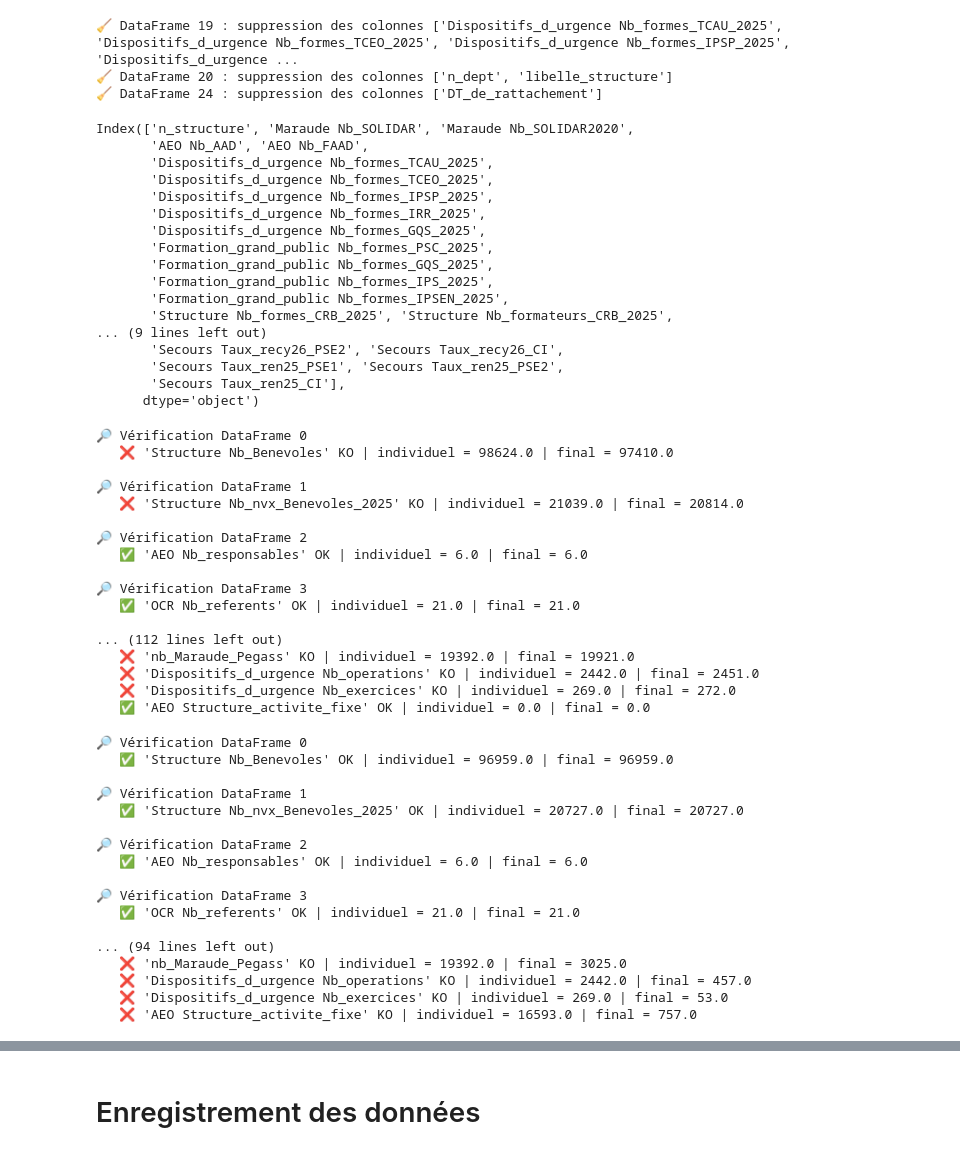
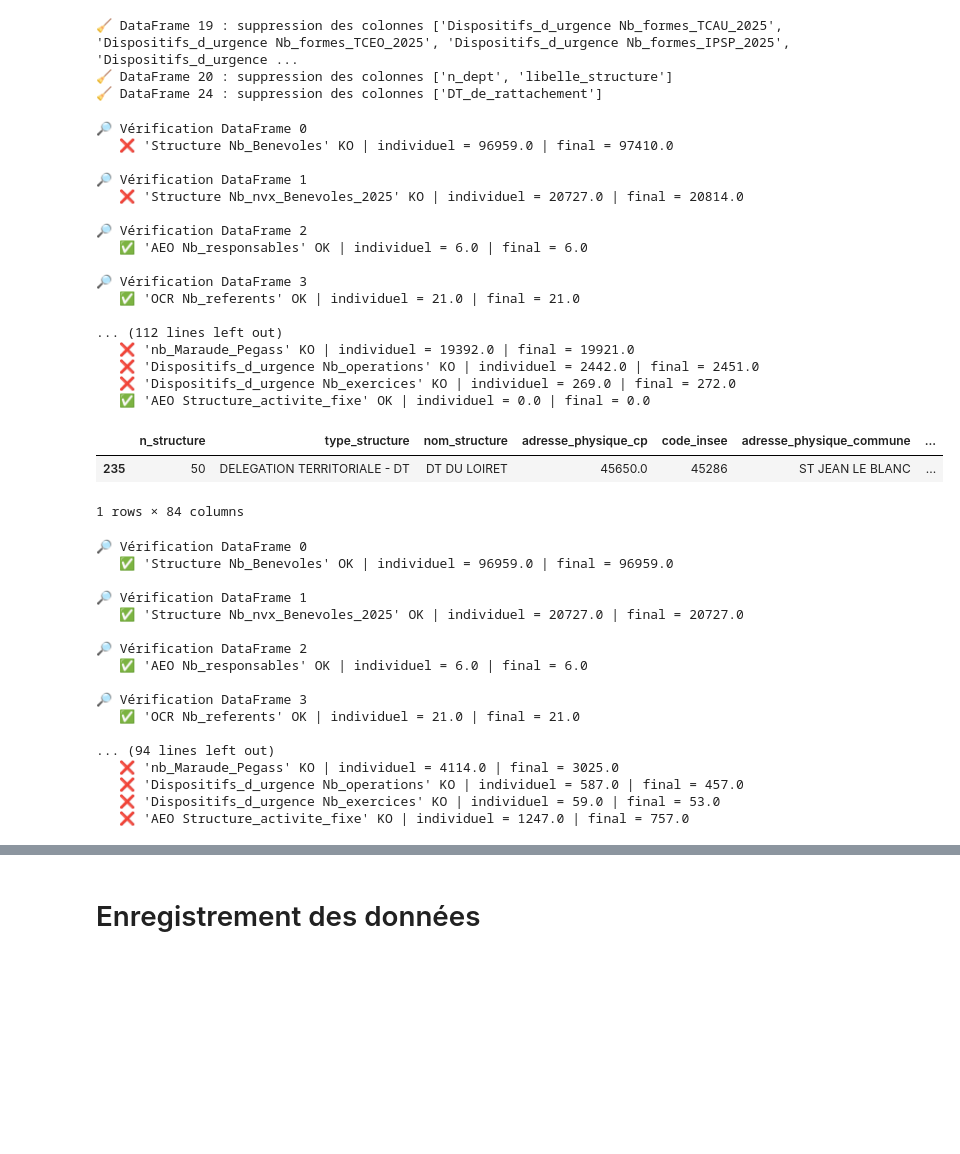
Before and after one commit to Croix-rouge-test/Code-PAT, a Jupyter notebook: Code_CSA.ipynb, the cells around one changed output, grey strips where cells are left out. Cells and saved outputs as stored; diff of their text form; code cells hidden in the pictures; blank space fills up the shorter version.

Commit message:
all_data

```diff
--- a/Code_CSA.ipynb
+++ b/Code_CSA.ipynb
@@ -1140,26 +1144,17 @@ for i, df in enumerate(liste_df_a_fusionner_DT):
 🧹 DataFrame 19 : suppression des colonnes ['Dispositifs_d_urgence Nb_formes_TCAU_2025', 'Dispositifs_d_urgence Nb_formes_TCEO_2025', 'Dispositifs_d_urgence Nb_formes_IPSP_2025', 'Dispositifs_d_urgence ...
 🧹 DataFrame 20 : suppression des colonnes ['n_dept', 'libelle_structure']
 🧹 DataFrame 24 : suppression des colonnes ['DT_de_rattachement']
-# %%
-indicateurs_base_contact.columns
-# %% [output]
-Index(['n_structure', 'Maraude Nb_SOLIDAR', 'Maraude Nb_SOLIDAR2020',
-       'AEO Nb_AAD', 'AEO Nb_FAAD',
-       'Dispositifs_d_urgence Nb_formes_TCAU_2025',
-       'Dispositifs_d_urgence Nb_formes_TCEO_2025',
-       'Dispositifs_d_urgence Nb_formes_IPSP_2025',
-       'Dispositifs_d_urgence Nb_formes_IRR_2025',
-       'Dispositifs_d_urgence Nb_formes_GQS_2025',
-       'Formation_grand_public Nb_formes_PSC_2025',
-       'Formation_grand_public Nb_formes_GQS_2025',
-       'Formation_grand_public Nb_formes_IPS_2025',
-       'Formation_grand_public Nb_formes_IPSEN_2025',
-       'Structure Nb_formes_CRB_2025', 'Structure Nb_formateurs_CRB_2025',
-... (9 lines left out)
-       'Secours Taux_recy26_PSE2', 'Secours Taux_recy26_CI',
-       'Secours Taux_ren25_PSE1', 'Secours Taux_ren25_PSE2',
-       'Secours Taux_ren25_CI'],
-      dtype='object')
+# %%
+mask = df_ref_structure['n_structure'].to_list()
+
+for i, df in enumerate(liste_df_a_fusionner_toutes_structures):
+    # Colonnes à supprimer
+    liste_df_a_fusionner_toutes_structures[i] = liste_df_a_fusionner_toutes_structures[i][liste_df_a_fusionner_toutes_structures[i]['n_structure'].isin(mask)]
+
+
+for i, df in enumerate(liste_df_a_fusionner_DT):
+    # Colonnes à supprimer
+    liste_df_a_fusionner_DT[i] = liste_df_a_fusionner_DT[i][liste_df_a_fusionner_DT[i]['n_structure'].isin(mask)]
 # %%
 all_data  = merge_left_on_df1(df_ref_structure, liste_df_a_fusionner_toutes_structures, on = 'n_structure')
 all_data_DT  = merge_left_on_df1(df_ref_structure_DT, liste_df_a_fusionner_DT, on = 'n_structure')
@@ -1238,10 +1233,10 @@ report = check_sums_against_final(
 )
 # %% [output]
 🔎 Vérification DataFrame 0
-   ❌ 'Structure Nb_Benevoles' KO | individuel = 98624.0 | final = 97410.0
+   ❌ 'Structure Nb_Benevoles' KO | individuel = 96959.0 | final = 97410.0
 
 🔎 Vérification DataFrame 1
-   ❌ 'Structure Nb_nvx_Benevoles_2025' KO | individuel = 21039.0 | final = 20814.0
+   ❌ 'Structure Nb_nvx_Benevoles_2025' KO | individuel = 20727.0 | final = 20814.0
 
 🔎 Vérification DataFrame 2
    ✅ 'AEO Nb_responsables' OK | individuel = 6.0 | final = 6.0
@@ -1254,6 +1249,12 @@ report = check_sums_against_final(
    ❌ 'Dispositifs_d_urgence Nb_operations' KO | individuel = 2442.0 | final = 2451.0
    ❌ 'Dispositifs_d_urgence Nb_exercices' KO | individuel = 269.0 | final = 272.0
    ✅ 'AEO Structure_activite_fixe' OK | individuel = 0.0 | final = 0.0
+# %%
+all_data[all_data['n_structure'].duplicated() == True]
+# %% [output]
+|  | n_structure | type_structure | nom_structure | adresse_physique_cp | code_insee | adresse_physique_commune | ... |
+| 235 | 50 | DELEGATION TERRITORIALE - DT | DT DU LOIRET | 45650.0 | 45286 | ST JEAN LE BLANC | ... |
+1 rows × 84 columns
 # %%
 report = check_sums_against_final(
   df_final=all_data_DT,
@@ -1275,7 +1276,7 @@ report = check_sums_against_final(
    ✅ 'OCR Nb_referents' OK | individuel = 21.0 | final = 21.0
 
 ... (94 lines left out)
-   ❌ 'nb_Maraude_Pegass' KO | individuel = 19392.0 | final = 3025.0
-   ❌ 'Dispositifs_d_urgence Nb_operations' KO | individuel = 2442.0 | final = 457.0
-   ❌ 'Dispositifs_d_urgence Nb_exercices' KO | individuel = 269.0 | final = 53.0
-   ❌ 'AEO Structure_activite_fixe' KO | individuel = 16593.0 | final = 757.0
+   ❌ 'nb_Maraude_Pegass' KO | individuel = 4114.0 | final = 3025.0
+   ❌ 'Dispositifs_d_urgence Nb_operations' KO | individuel = 587.0 | final = 457.0
+   ❌ 'Dispositifs_d_urgence Nb_exercices' KO | individuel = 59.0 | final = 53.0
+   ❌ 'AEO Structure_activite_fixe' KO | individuel = 1247.0 | final = 757.0
```
Also changed, not shown: parts of 42 cells of this notebook.
